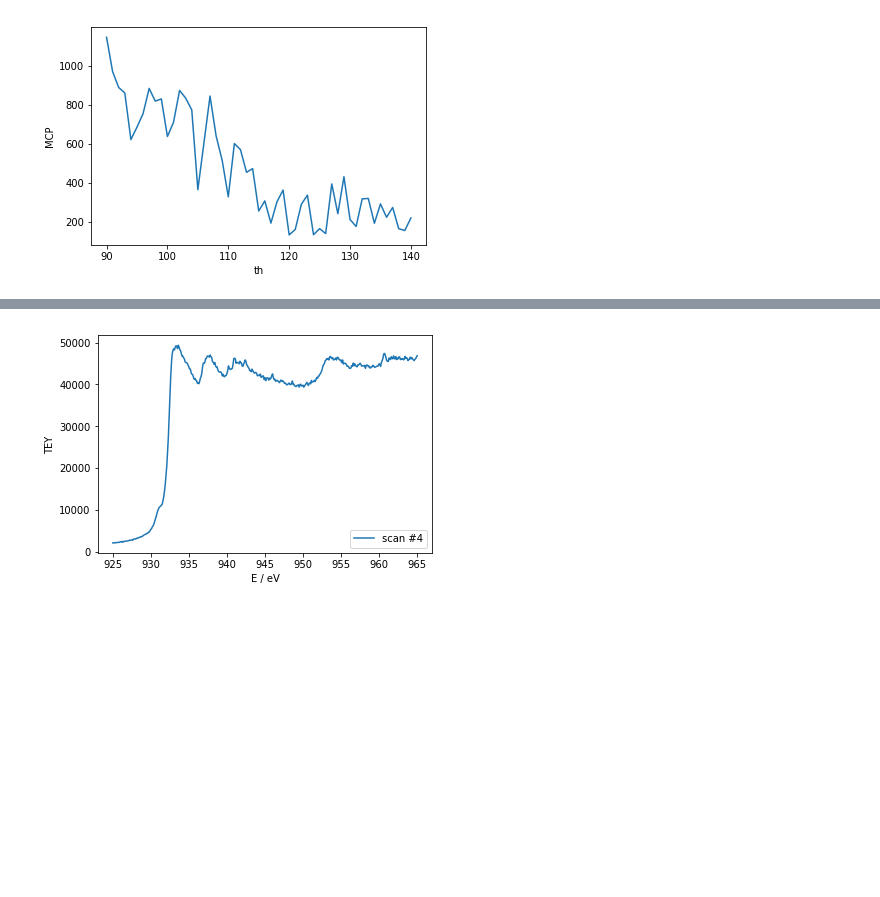
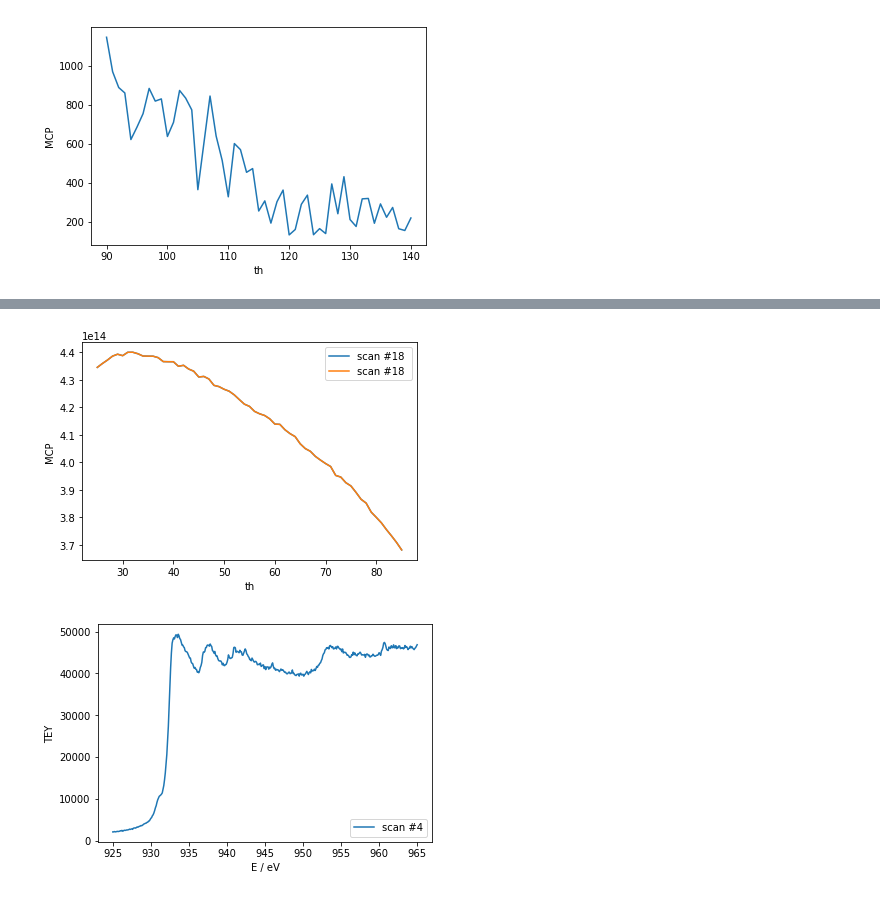
Before and after one commit to JackRBlack/SPEC-data-processor, a Jupyter notebook: spec_data_analysis.ipynb, the cells around one changed output, grey strips where cells are left out. Drawn from its saved outputs; the diff is of its cells as text; code cells hidden in the pictures; blank space fills up the shorter version.

```diff
--- a/spec_data_analysis.ipynb
+++ b/spec_data_analysis.ipynb
@@ -401,3 +578,8 @@ E / (2*1.6*10**-19)
+# %%
+db = spec_scan_reader("./data/PKU/Cu_1_data/", "Cu_1", 18)
+spec_plot([db], "th", "MCP", 1, [18], "scan #", " ")
+# %% [output]
+[figure, added]
 # %%
 Edata = spec_scan_reader("./data/PKU/Cu_1_data/", "Cu_1", 4)
 # %%
```
Also changed, not shown: parts of 29 cells of this notebook.
